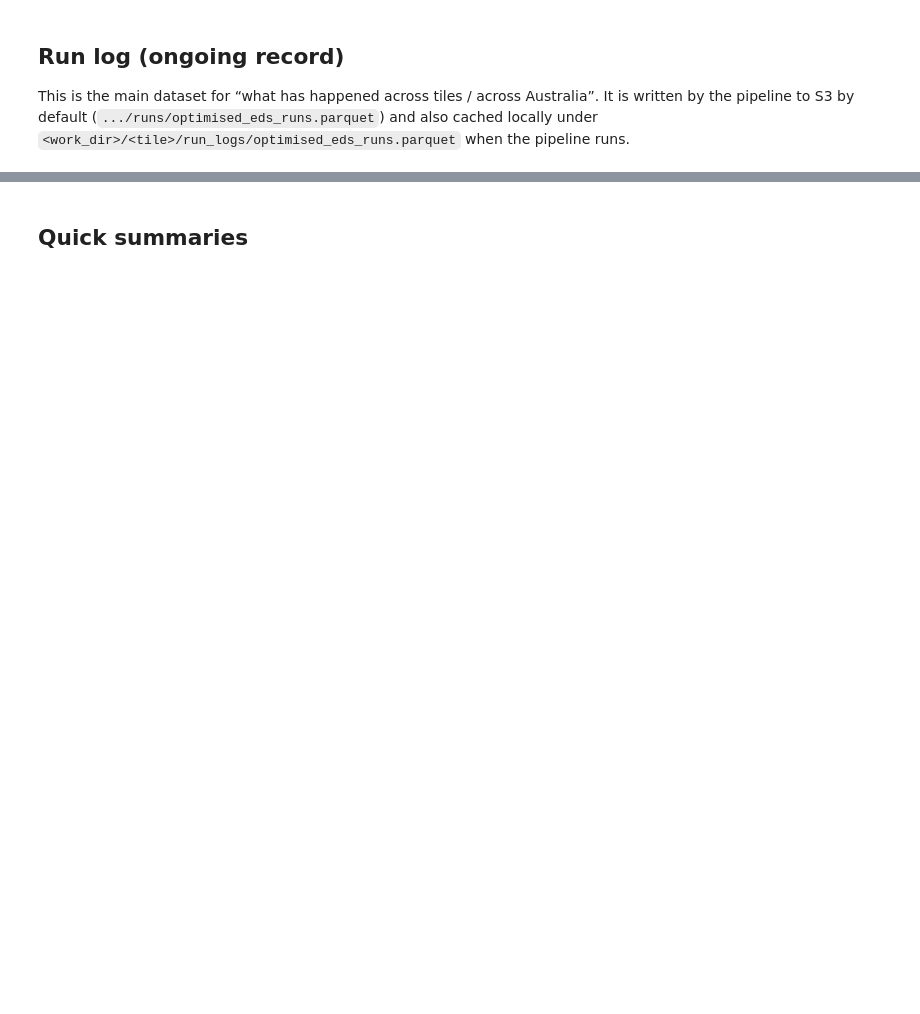
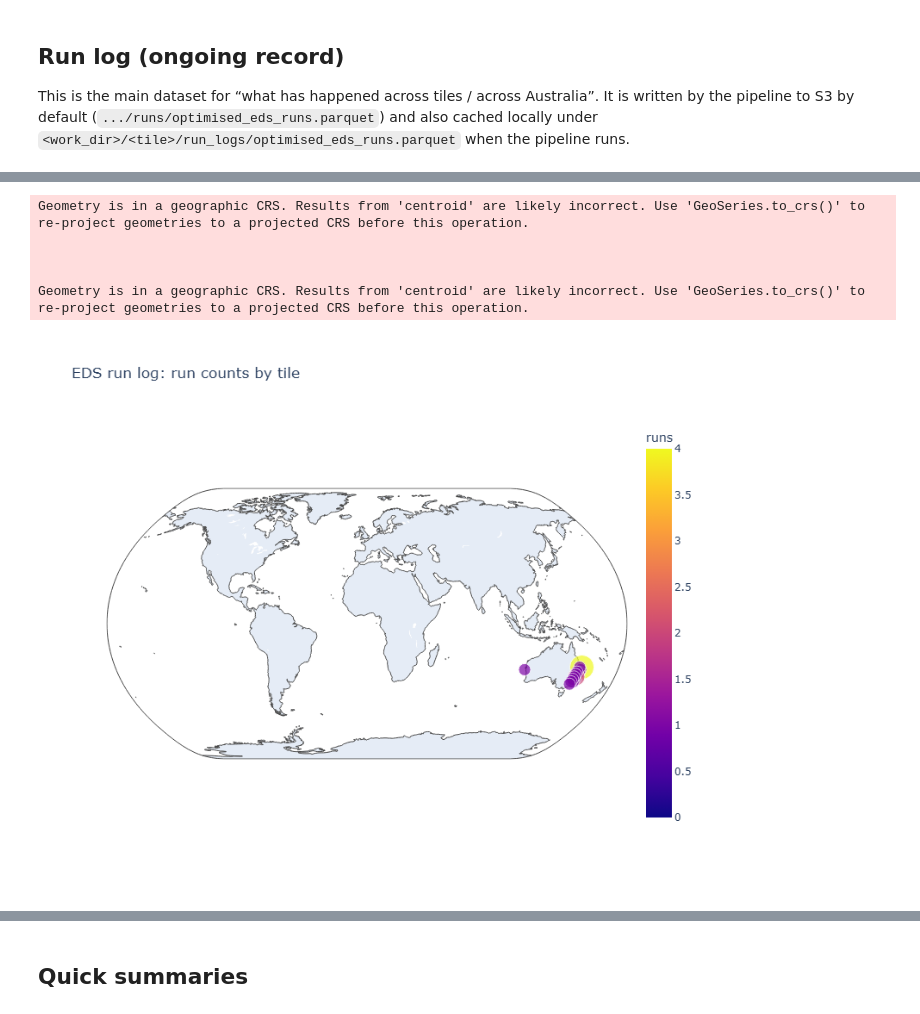
Before and after one commit to Robotmcgregor/work-easi-eds, a Jupyter notebook: notebooks/visualisation/eds_parquet_explorer.ipynb, the cells around one changed output, grey strips where cells are left out. Drawn from its saved outputs; the diff is of its cells as text; code cells hidden in the pictures; blank space fills up the shorter version.

```diff
--- a/notebooks/visualisation/eds_parquet_explorer.ipynb
+++ b/notebooks/visualisation/eds_parquet_explorer.ipynb
@@ -128,0 +152,9 @@ run_log_uri = RUN_LOG_URI or (str(choose_latest_by_mtime(run_log_candidates)) if
+# %%
+run_log_uri = RUN_LOG_URI
+
+{
+    "run_manifest": "not checked locally",
+    "tile_manifest": "not checked locally",
+    "run_log_candidates": 1 if run_log_uri else 0,
+    "run_log_uri": run_log_uri,
+}
@@ -216,0 +404,10 @@ else:
+# %%
+import geopandas as gpd
+
+gdf = gpd.read_file(TILE_GRID_PATH)
+
+print("CRS:", gdf.crs)
+print("Columns:")
+print(list(gdf.columns))
+
+display(gdf.head())
@@ -231,38 +438,58 @@ else:
     # derive p###r### tile if possible
     if "tile" not in gdf.columns:
         if "path" in gdf.columns and "row" in gdf.columns:
-            gdf["tile"] = gdf.apply(lambda r: f"p{int(r['path']):03d}r{int(r['row']):03d}", axis=1)
+            gdf["tile"] = gdf.apply(
+                lambda r: f"p{int(r['path']):03d}r{int(r['row']):03d}",
+                axis=1
+            )
+
+        elif "PATH" in gdf.columns and "ROW" in gdf.columns:
+            gdf["tile"] = gdf.apply(
+                lambda r: f"p{int(r['PATH']):03d}r{int(r['ROW']):03d}",
+                axis=1
+            )
+
         elif "Name" in gdf.columns:
-            # sometimes Name is like 89_84; convert to p089r084
             def _name_to_tile(v: str) -> Optional[str]:
                 s = str(v).strip()
                 m = re.fullmatch(r"(\d{1,3})_(\d{1,3})", s)
                 if not m:
                     return None
                 return f"p{int(m.group(1)):03d}r{int(m.group(2)):03d}"
+
             gdf["tile"] = gdf["Name"].apply(_name_to_tile)
+
         else:
-            raise RuntimeError(f"Cannot derive tile id from TILE_GRID_PATH columns: {list(gdf.columns)}")
+            raise RuntimeError(
+                f"Cannot derive tile id from TILE_GRID_PATH columns: {list(gdf.columns)}"
+            )
     # centroids or bbox midpoints
     if all(c in gdf.columns for c in ("lon_min", "lon_max", "lat_min", "lat_max")):
         gdf["lon"] = (pd.to_numeric(gdf["lon_min"], errors="coerce") + pd.to_numeric(gdf["lon_max"], errors="coerce")) / 2.0
         gdf["lat"] = (pd.to_numeric(gdf["lat_min"], errors="coerce") + pd.to_numeric(gdf["lat_max"], errors="coerce")) / 2.0
     else:
         gdf["lon"] = gdf.geometry.centroid.x
         gdf["lat"] = gdf.geometry.centroid.y
     run_counts = run_log_clean["tile"].value_counts().reset_index()
     run_counts.columns = ["tile", "runs"]
     mdf = gdf.merge(run_counts, on="tile", how="left")
     mdf["runs"] = mdf["runs"].fillna(0).astype(int)
     fig = px.scatter_geo(
         mdf.dropna(subset=["lon", "lat"]),
         lat="lat",
         lon="lon",
         size="runs",
         color="runs",
         hover_name="tile",
         projection="natural earth",
         title="EDS run log: run counts by tile",
     )
     fig.update_layout(height=650)
     fig.show()
+# %% [output]
+Geometry is in a geographic CRS. Results from 'centroid' are likely incorrect. Use 'GeoSeries.to_crs()' to re-project geometries to a projected CRS before this operation.
+
+
+
+Geometry is in a geographic CRS. Results from 'centroid' are likely incorrect. Use 'GeoSeries.to_crs()' to re-project geometries to a projected CRS before this operation.
+[figure, added]
```
Also changed, not shown: parts of 29 cells of this notebook, 12 other files.
